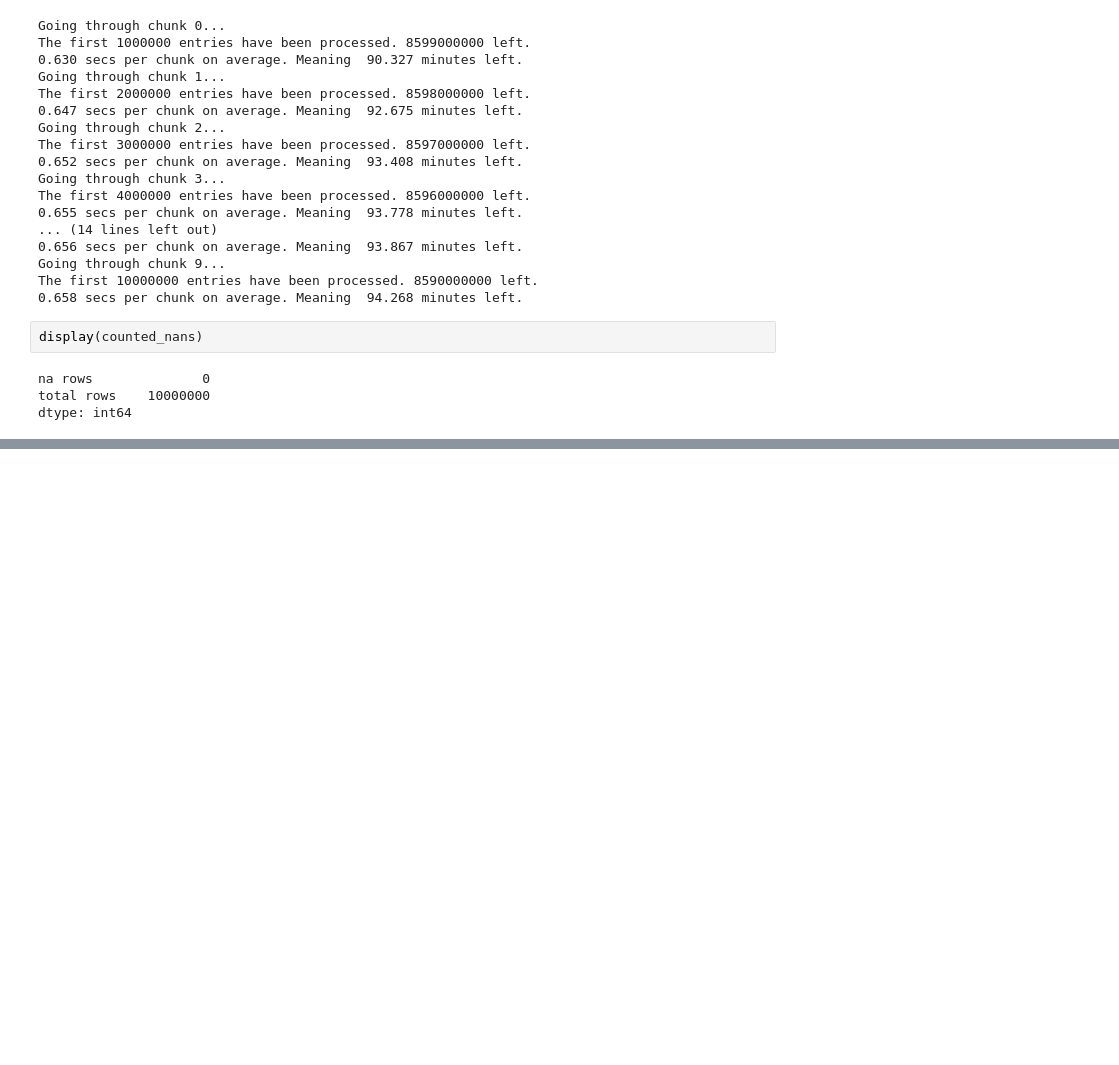
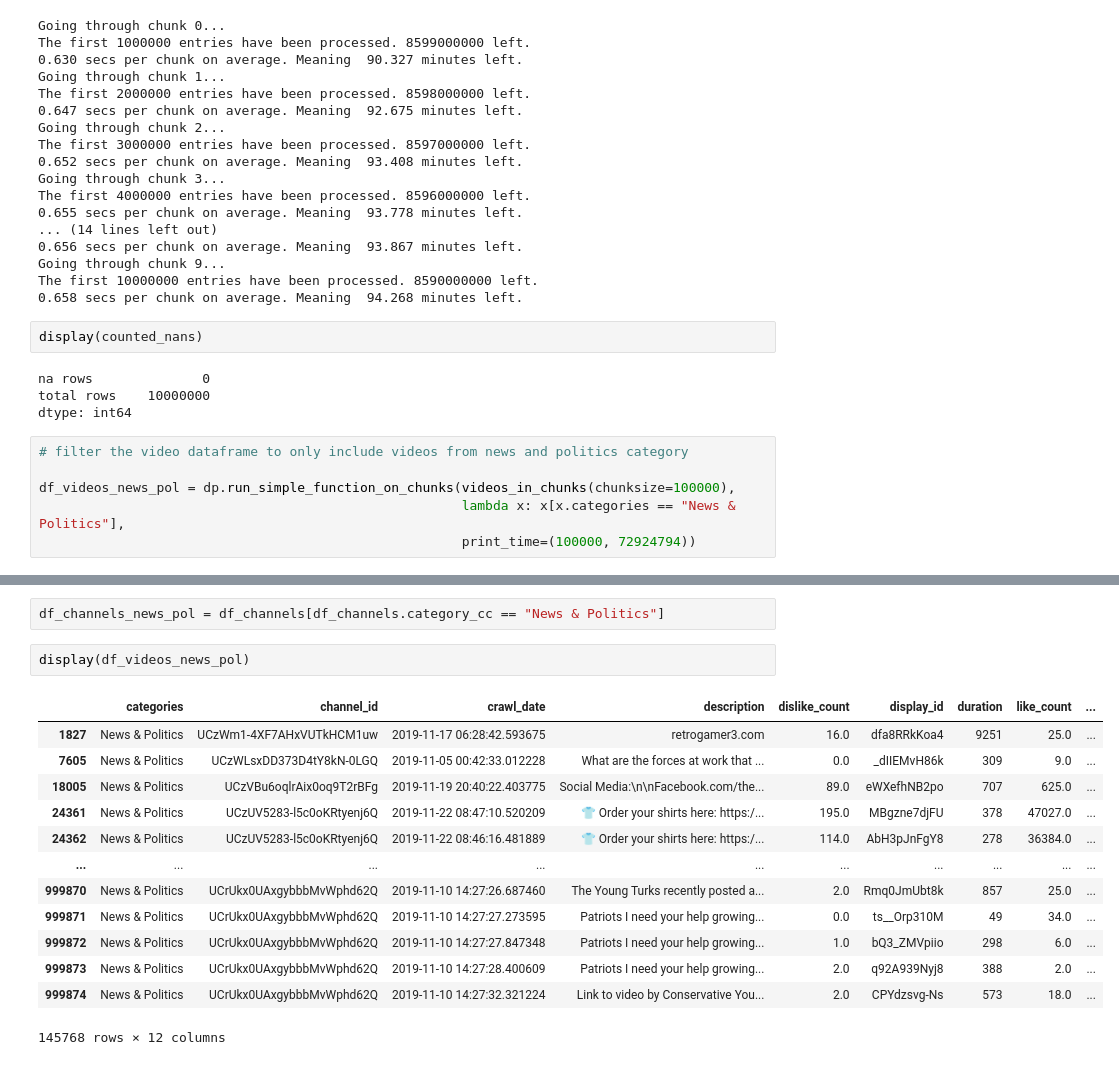
Before and after one commit to epfl-ada/ada-2024-project-thedataminions, a Jupyter notebook: preprocessing_tests/preprocessing_andreas.ipynb, the cells around one changed output, grey strips where cells are left out. Drawn from its saved outputs; the diff is of its cells as text; blank space fills up the shorter version.

Commit message:
filter channels and videos by category news & politics

```diff
--- a/preprocessing_tests/preprocessing_andreas.ipynb
+++ b/preprocessing_tests/preprocessing_andreas.ipynb
@@ -176,3 +215,9 @@ display(counted_nans)
 na rows              0
 total rows    10000000
 dtype: int64
+# %%
+# filter the video dataframe to only include videos from news and politics category
+
+df_videos_news_pol = dp.run_simple_function_on_chunks(videos_in_chunks(chunksize=100000),
+                                                      lambda x: x[x.categories == "News & Politics"],
+                                                      print_time=(100000, 72924794))
@@ -178,0 +242,18 @@ dtype: int64
+# %%
+df_channels_news_pol = df_channels[df_channels.category_cc == "News & Politics"]
+# %%
+display(df_videos_news_pol)
+# %% [output]
+|  | categories | channel_id | crawl_date | description | dislike_count | display_id | duration | like_count | ... |
+| 1827 | News & Politics | UCzWm1-4XF7AHxVUTkHCM1uw | 2019-11-17 06:28:42.593675 | retrogamer3.com | 16.0 | dfa8RRkKoa4 | 9251 | 25.0 | ... |
+| 7605 | News & Politics | UCzWLsxDD373D4tY8kN-0LGQ | 2019-11-05 00:42:33.012228 | What are the forces at work that ... | 0.0 | _dIIEMvH86k | 309 | 9.0 | ... |
+| 18005 | News & Politics | UCzVBu6oqlrAix0oq9T2rBFg | 2019-11-19 20:40:22.403775 | Social Media:\n\nFacebook.com/the... | 89.0 | eWXefhNB2po | 707 | 625.0 | ... |
+| 24361 | News & Politics | UCzUV5283-l5c0oKRtyenj6Q | 2019-11-22 08:47:10.520209 | 👕 Order your shirts here: https:/... | 195.0 | MBgzne7djFU | 378 | 47027.0 | ... |
+| 24362 | News & Politics | UCzUV5283-l5c0oKRtyenj6Q | 2019-11-22 08:46:16.481889 | 👕 Order your shirts here: https:/... | 114.0 | AbH3pJnFgY8 | 278 | 36384.0 | ... |
+| ... | ... | ... | ... | ... | ... | ... | ... | ... | ... |
+| 999870 | News & Politics | UCrUkx0UAxgybbbMvWphd62Q | 2019-11-10 14:27:26.687460 | The Young Turks recently posted a... | 2.0 | Rmq0JmUbt8k | 857 | 25.0 | ... |
+| 999871 | News & Politics | UCrUkx0UAxgybbbMvWphd62Q | 2019-11-10 14:27:27.273595 | Patriots I need your help growing... | 0.0 | ts__Orp310M | 49 | 34.0 | ... |
+| 999872 | News & Politics | UCrUkx0UAxgybbbMvWphd62Q | 2019-11-10 14:27:27.847348 | Patriots I need your help growing... | 1.0 | bQ3_ZMVpiio | 298 | 6.0 | ... |
+| 999873 | News & Politics | UCrUkx0UAxgybbbMvWphd62Q | 2019-11-10 14:27:28.400609 | Patriots I need your help growing... | 2.0 | q92A939Nyj8 | 388 | 2.0 | ... |
+| 999874 | News & Politics | UCrUkx0UAxgybbbMvWphd62Q | 2019-11-10 14:27:32.321224 | Link to video by Conservative You... | 2.0 | CPYdzsvg-Ns | 573 | 18.0 | ... |
+145768 rows × 12 columns
```
Also changed, not shown: parts of 6 cells of this notebook, 1 other file.
